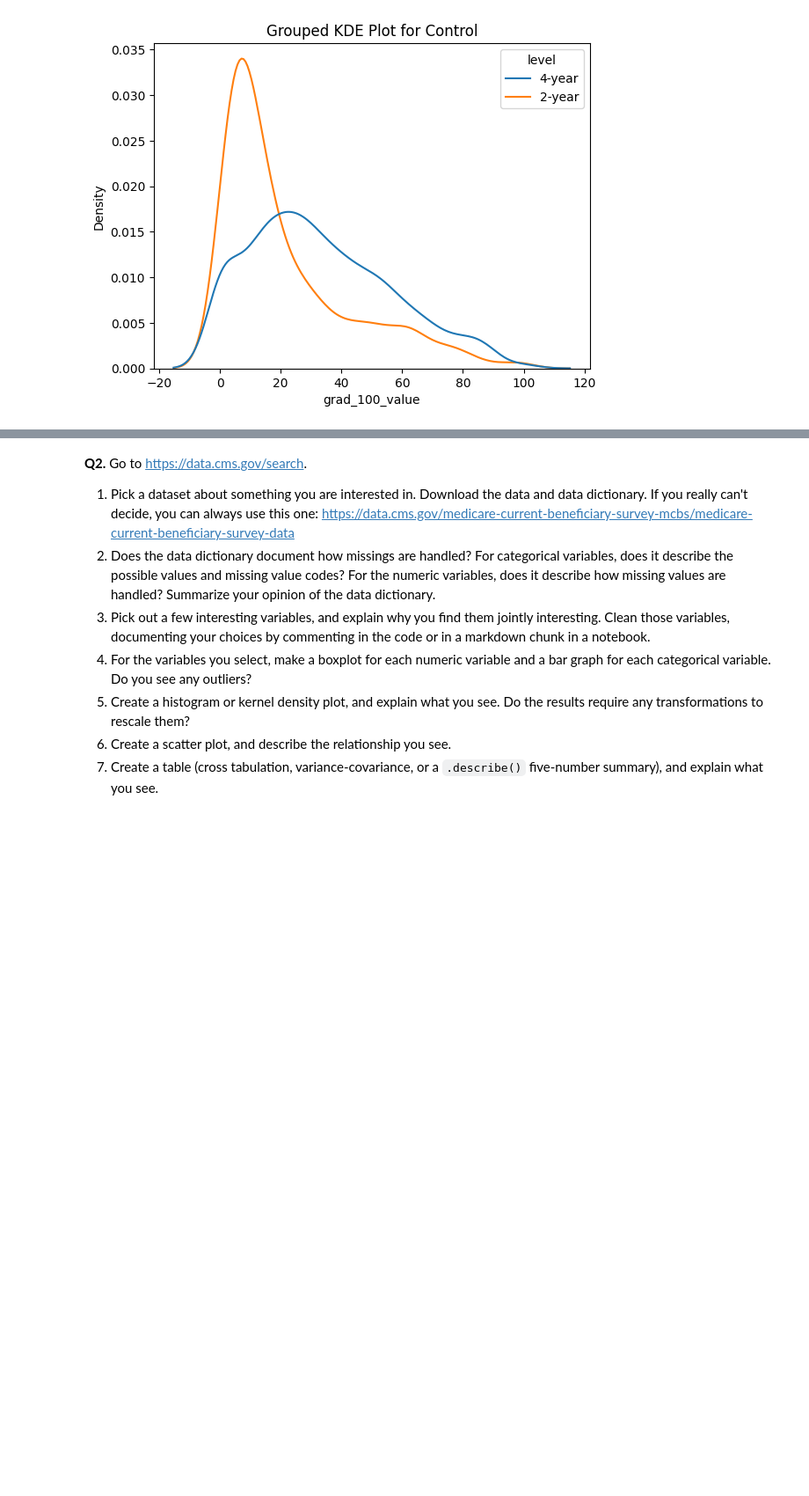
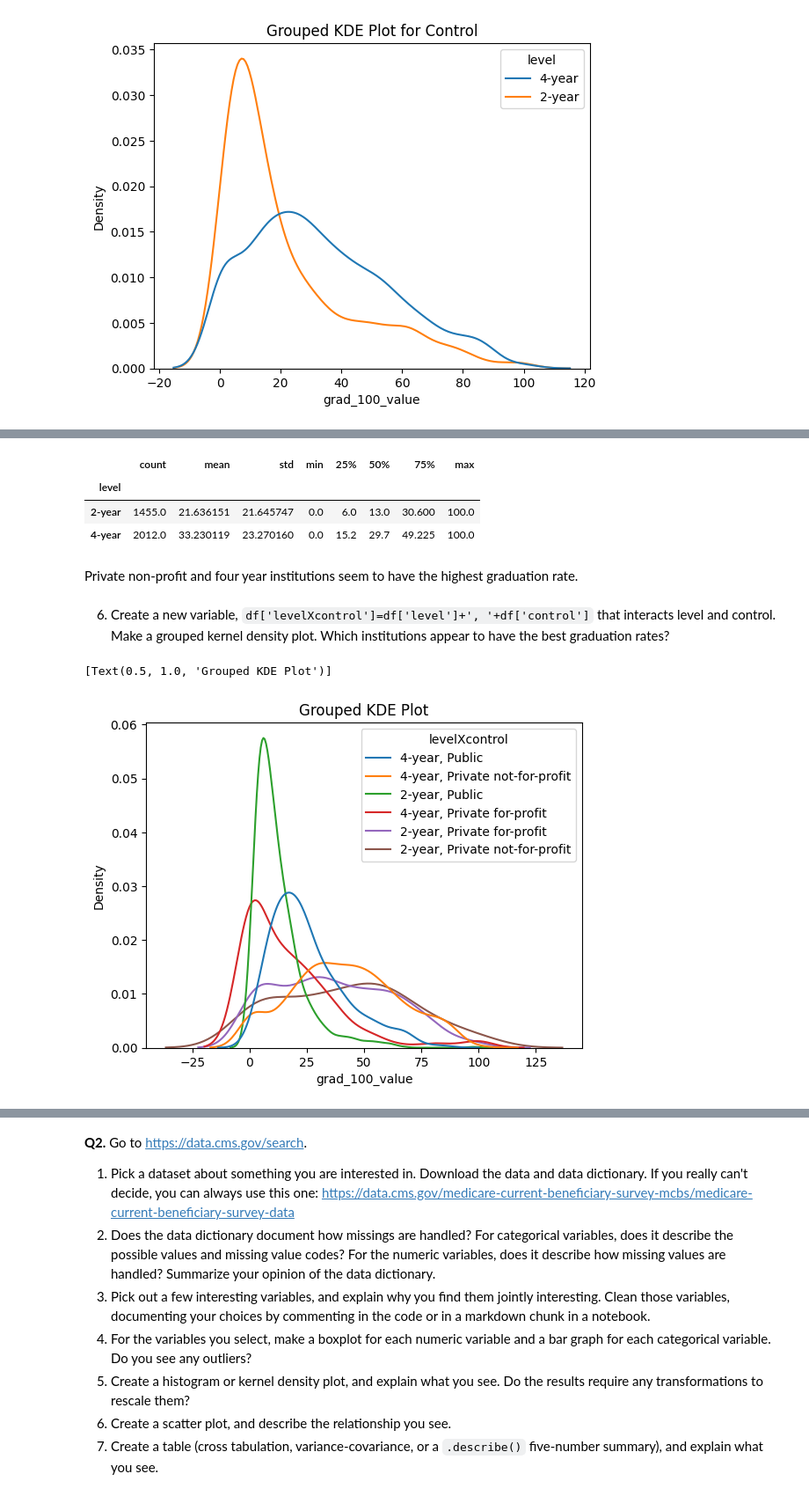
Before and after one commit to Nithil-Suresh/visualization, a Jupyter notebook: assignment/assignment.ipynb, the cells around one changed output, grey strips where cells are left out. Shown at 88% size. Drawn from its saved outputs; the diff is of its cells as text; code cells hidden in the pictures; blank space fills up the shorter version.

```diff
--- a/assignment/assignment.ipynb
+++ b/assignment/assignment.ipynb
@@ -142,0 +151,19 @@ sns.kdeplot( data=df, x=var, hue=conditioning, common_norm=False).set(title='Gro
+# %%
+df['grad_100_value'].groupby(df['level']).describe()
+# %% [output]
+|  | count | mean | std | min | 25% | 50% | 75% | max |
+| level |  |  |  |  |  |  |  |  |
+| 2-year | 1455.0 | 21.636151 | 21.645747 | 0.0 | 6.0 | 13.0 | 30.600 | 100.0 |
+| 4-year | 2012.0 | 33.230119 | 23.270160 | 0.0 | 15.2 | 29.7 | 49.225 | 100.0 |
+# %% [markdown]
+Private non-profit and four year institutions seem to have the highest graduation rate.
+# %% [markdown]
+6. Create a new variable, `df['levelXcontrol']=df['level']+', '+df['control']` that interacts level and control. Make a grouped kernel density plot. Which institutions appear to have the best graduation rates?
+# %%
+df['levelXcontrol']=df['level']+', '+df['control']
+conditioning = 'levelXcontrol'
+var = 'grad_100_value'
+sns.kdeplot( data=df, x=var, hue=conditioning, common_norm=False).set(title='Grouped KDE Plot')
+# %% [output]
+[Text(0.5, 1.0, 'Grouped KDE Plot')]
+[figure, added]
```
Also changed, not shown: parts of 2 cells of this notebook.
